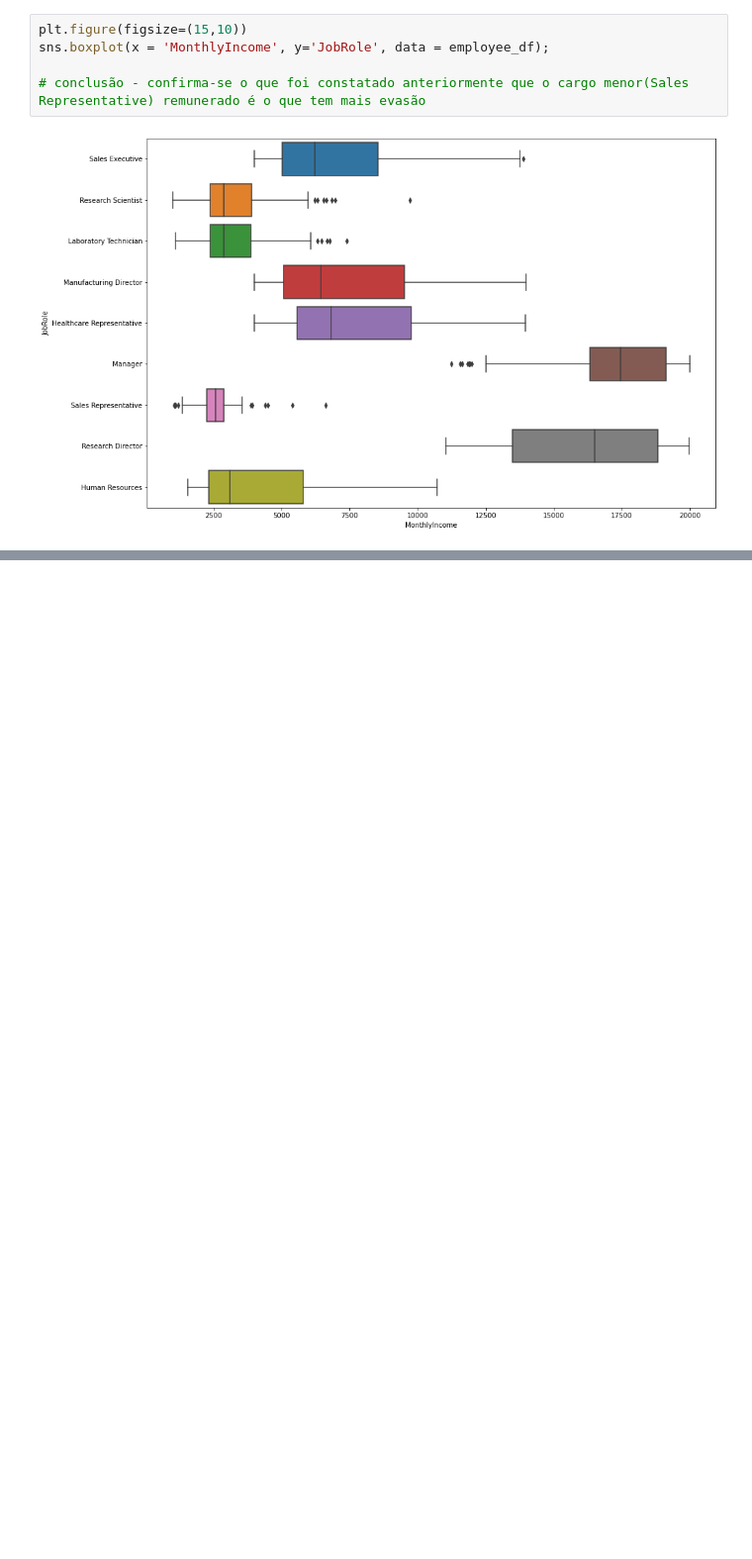
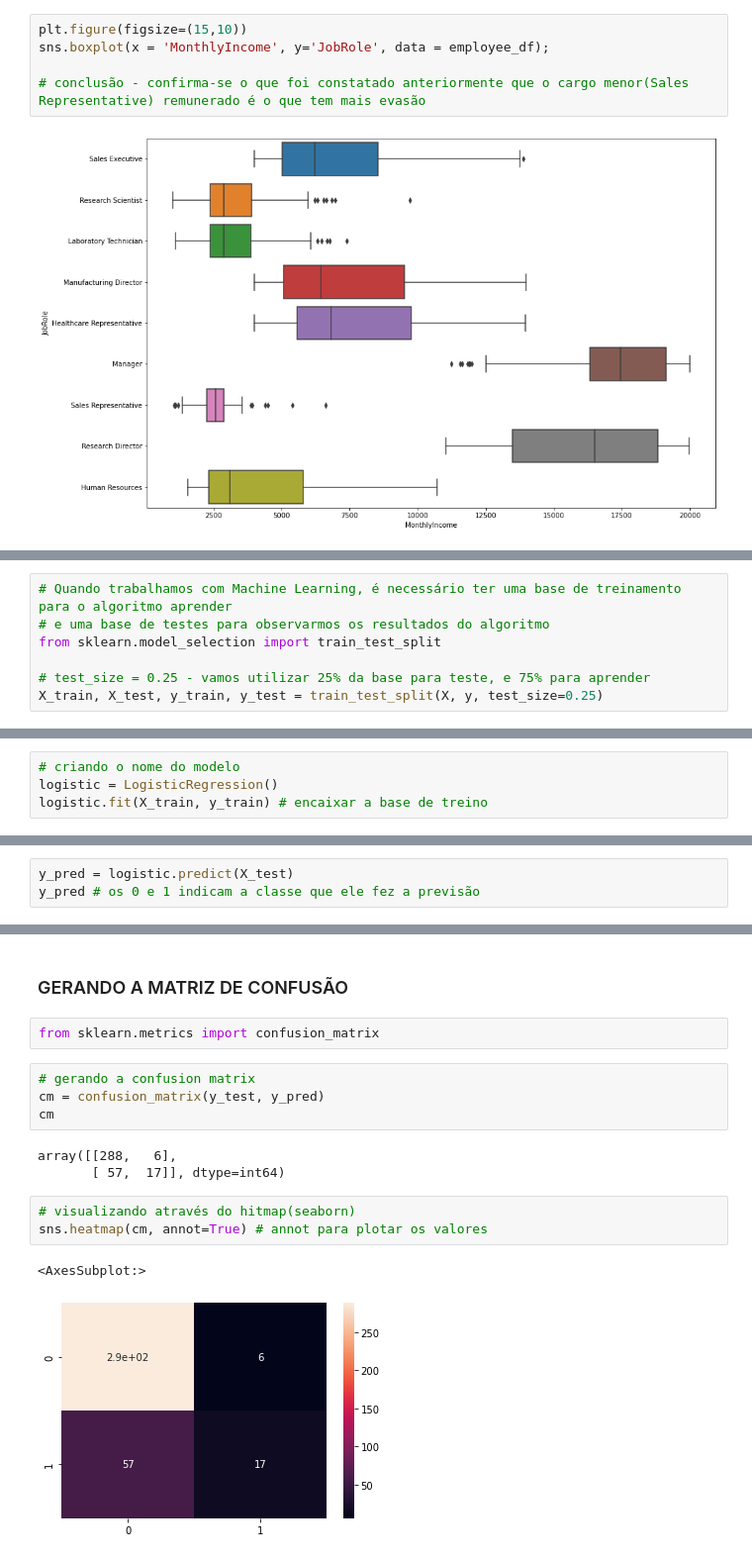
Before and after one commit to Danielnetsp/Departamento_RH, a Jupyter notebook: Departamento_RH.ipynb, the cells around one changed output, grey strips where cells are left out. Shown at 99% size. Cells and saved outputs as stored; diff of their text form; blank space fills up the shorter version.

```diff
--- a/Departamento_RH.ipynb
+++ b/Departamento_RH.ipynb
@@ -365,0 +486,7 @@ X_cat
+# %%
+# Quando trabalhamos com Machine Learning, é necessário ter uma base de treinamento para o algoritmo aprender
+# e uma base de testes para observarmos os resultados do algoritmo
+from sklearn.model_selection import train_test_split
+
+# test_size = 0.25 - vamos utilizar 25% da base para teste, e 75% para aprender
+X_train, X_test, y_train, y_test = train_test_split(X, y, test_size=0.25)
@@ -365,0 +535,4 @@ X_cat
+# %%
+# criando o nome do modelo
+logistic = LogisticRegression()
+logistic.fit(X_train, y_train) # encaixar a base de treino
@@ -365,0 +541,3 @@ X_cat
+# %%
+y_pred = logistic.predict(X_test)
+y_pred # os 0 e 1 indicam a classe que ele fez a previsão
@@ -365,0 +594,17 @@ X_cat
+# %% [markdown]
+### GERANDO A MATRIZ DE CONFUSÃO
+# %%
+from sklearn.metrics import confusion_matrix
+# %%
+# gerando a confusion matrix
+cm = confusion_matrix(y_test, y_pred)
+cm
+# %% [output]
+array([[288,   6],
+       [ 57,  17]], dtype=int64)
+# %%
+# visualizando através do hitmap(seaborn)
+sns.heatmap(cm, annot=True) # annot para plotar os valores
+# %% [output]
+<AxesSubplot:>
+[figure, added]
```
Also changed, not shown: parts of 64 cells of this notebook.
